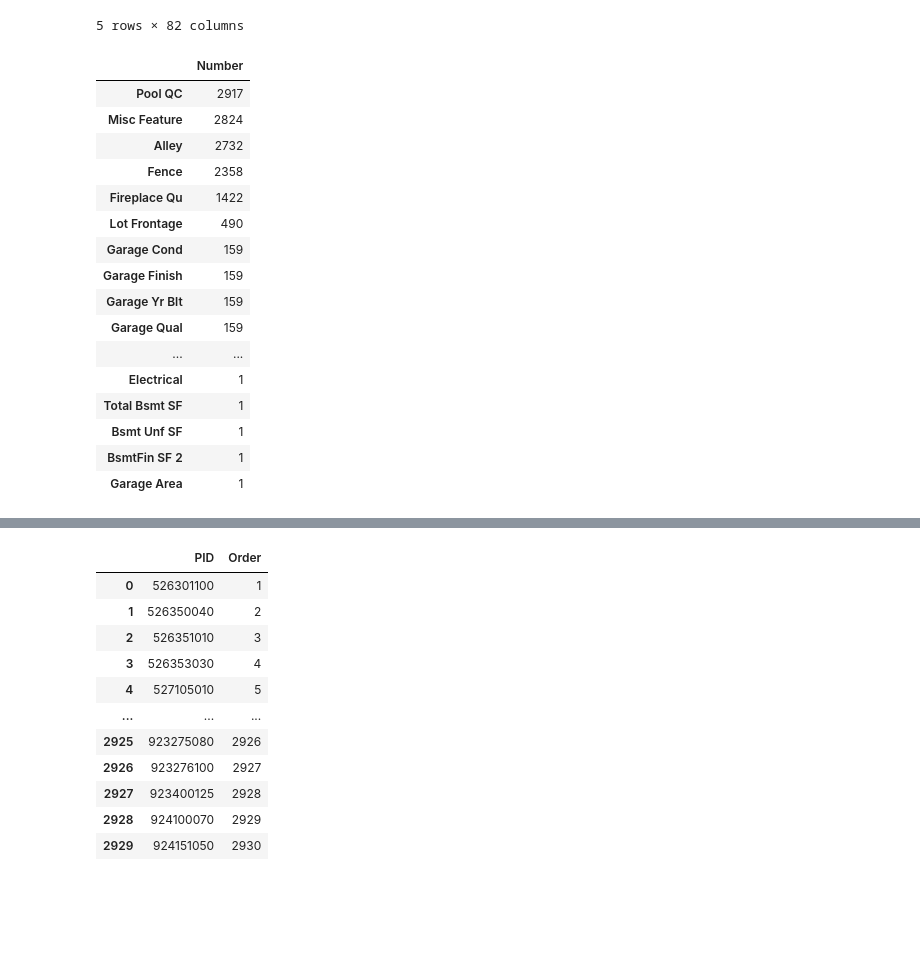
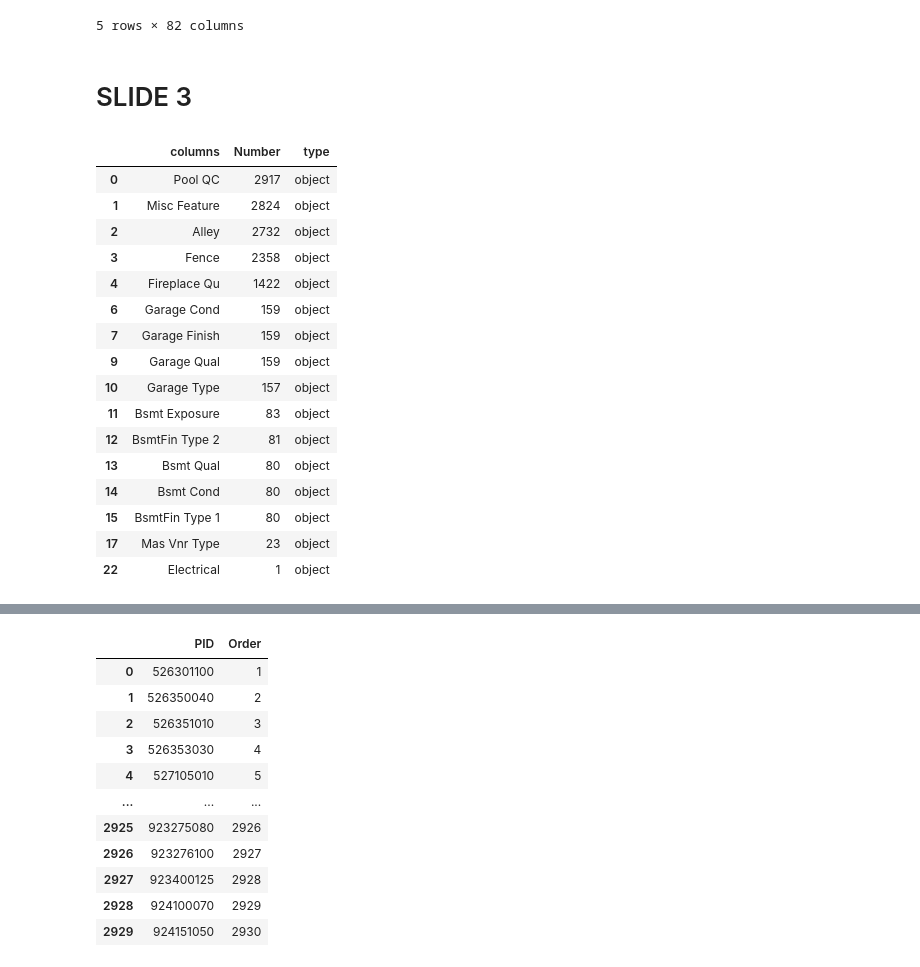
Before and after one commit to Jeremykibiru/Advanced-ML, a Jupyter notebook: project.ipynb, the cells around one changed output, grey strips where cells are left out. Cells and saved outputs as stored; diff of their text form; code cells hidden in the pictures; blank space fills up the shorter version.

```diff
--- a/project.ipynb
+++ b/project.ipynb
@@ -14,27 +14,46 @@ data.head()
 | 3 | 4 | 526353030 | 20 | RL | 93.0 | 11160 | Pave | NaN | Reg | ... |
 | 4 | 5 | 527105010 | 60 | RL | 74.0 | 13830 | Pave | NaN | IR1 | ... |
 5 rows × 82 columns
+# %% [markdown]
+# SLIDE 3
 # %%
 ###Visualizing the missing values in every column
 missing = pd.DataFrame(data.isnull().sum(),columns=["Number"])
 missing.sort_values(by = "Number", ascending=False, inplace=True)
 missing = missing.loc[(missing!=0).any(axis=1)]
-missing
+missing.reset_index(inplace=True)
+missing.rename(columns={"index":"columns"},inplace=True)
-# %% [output]
-|  | Number |
-| Pool QC | 2917 |
-| Misc Feature | 2824 |
-| Alley | 2732 |
-| Fence | 2358 |
-| Fireplace Qu | 1422 |
-| Lot Frontage | 490 |
-| Garage Cond | 159 |
-| Garage Finish | 159 |
-| Garage Yr Blt | 159 |
-| Garage Qual | 159 |
-| ... | ... |
-| Electrical | 1 |
-| Total Bsmt SF | 1 |
-| Bsmt Unf SF | 1 |
-| BsmtFin SF 2 | 1 |
-| Garage Area | 1 |
+# %%
+missing_cols = ['Pool QC', 'Misc Feature', 'Alley', 'Fence', 'Fireplace Qu',
+       'Lot Frontage', 'Garage Cond', 'Garage Finish', 'Garage Yr Blt',
+       'Garage Qual', 'Garage Type', 'Bsmt Exposure', 'BsmtFin Type 2',
+       'Bsmt Qual', 'Bsmt Cond', 'BsmtFin Type 1', 'Mas Vnr Area',
+       'Mas Vnr Type', 'Bsmt Full Bath', 'Bsmt Half Bath', 'BsmtFin SF 1',
+       'Garage Cars', 'Electrical', 'Total Bsmt SF', 'Bsmt Unf SF',
+       'BsmtFin SF 2', 'Garage Area']
+types = pd.DataFrame(data[missing_cols].dtypes,columns=["type"])
+types.reset_index(inplace=True)
+types.rename(columns={"index":"columns"},inplace=True)
+# %%
+missing_df= pd.merge(missing, types, on = "columns")
+# %%
+categorical_vals = missing_df[missing_df["type"]=="object"]
+categorical_vals
+# %% [output]
+|  | columns | Number | type |
+| 0 | Pool QC | 2917 | object |
+| 1 | Misc Feature | 2824 | object |
+| 2 | Alley | 2732 | object |
+| 3 | Fence | 2358 | object |
+| 4 | Fireplace Qu | 1422 | object |
+| 6 | Garage Cond | 159 | object |
+| 7 | Garage Finish | 159 | object |
+| 9 | Garage Qual | 159 | object |
+| 10 | Garage Type | 157 | object |
+| 11 | Bsmt Exposure | 83 | object |
+| 12 | BsmtFin Type 2 | 81 | object |
+| 13 | Bsmt Qual | 80 | object |
+| 14 | Bsmt Cond | 80 | object |
+| 15 | BsmtFin Type 1 | 80 | object |
+| 17 | Mas Vnr Type | 23 | object |
+| 22 | Electrical | 1 | object |
```
Also changed, not shown: parts of 11 cells of this notebook.
